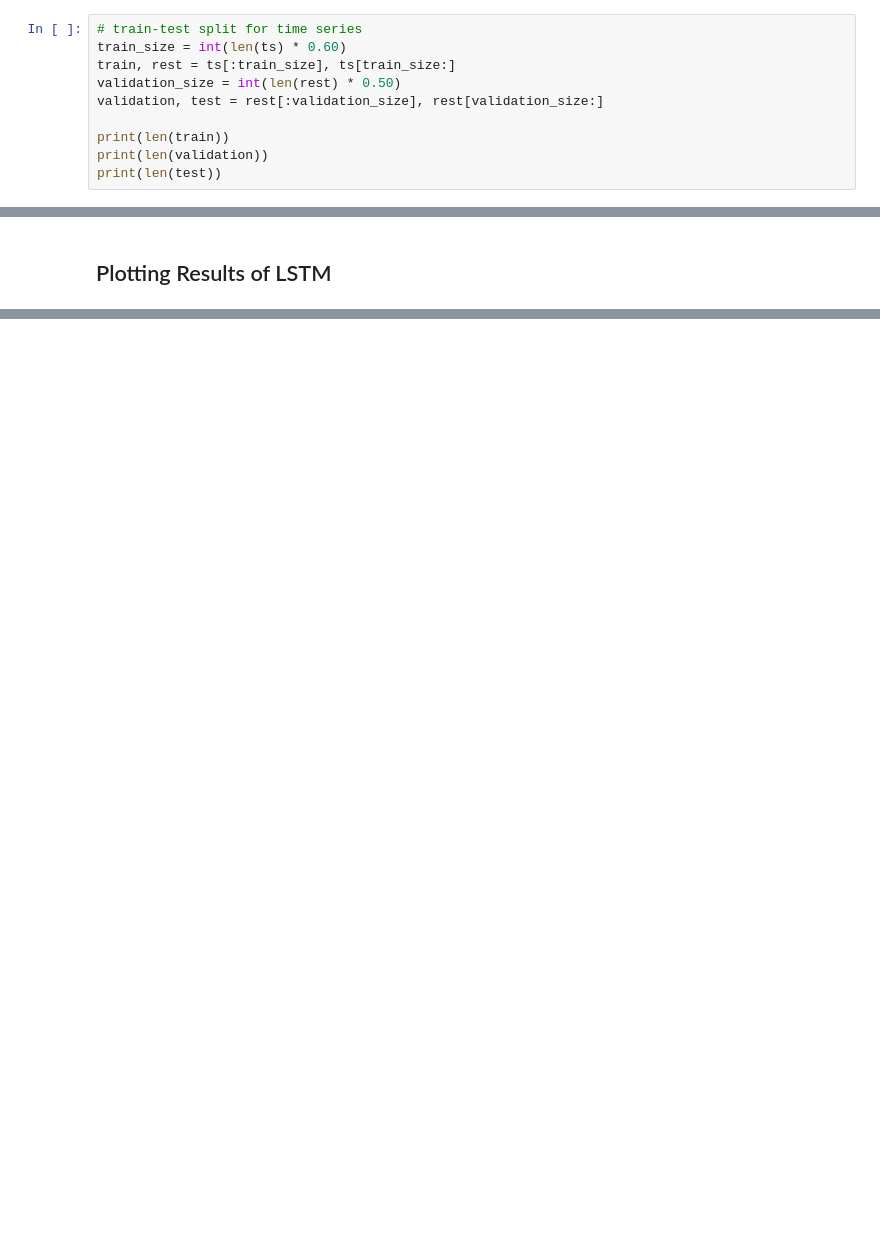
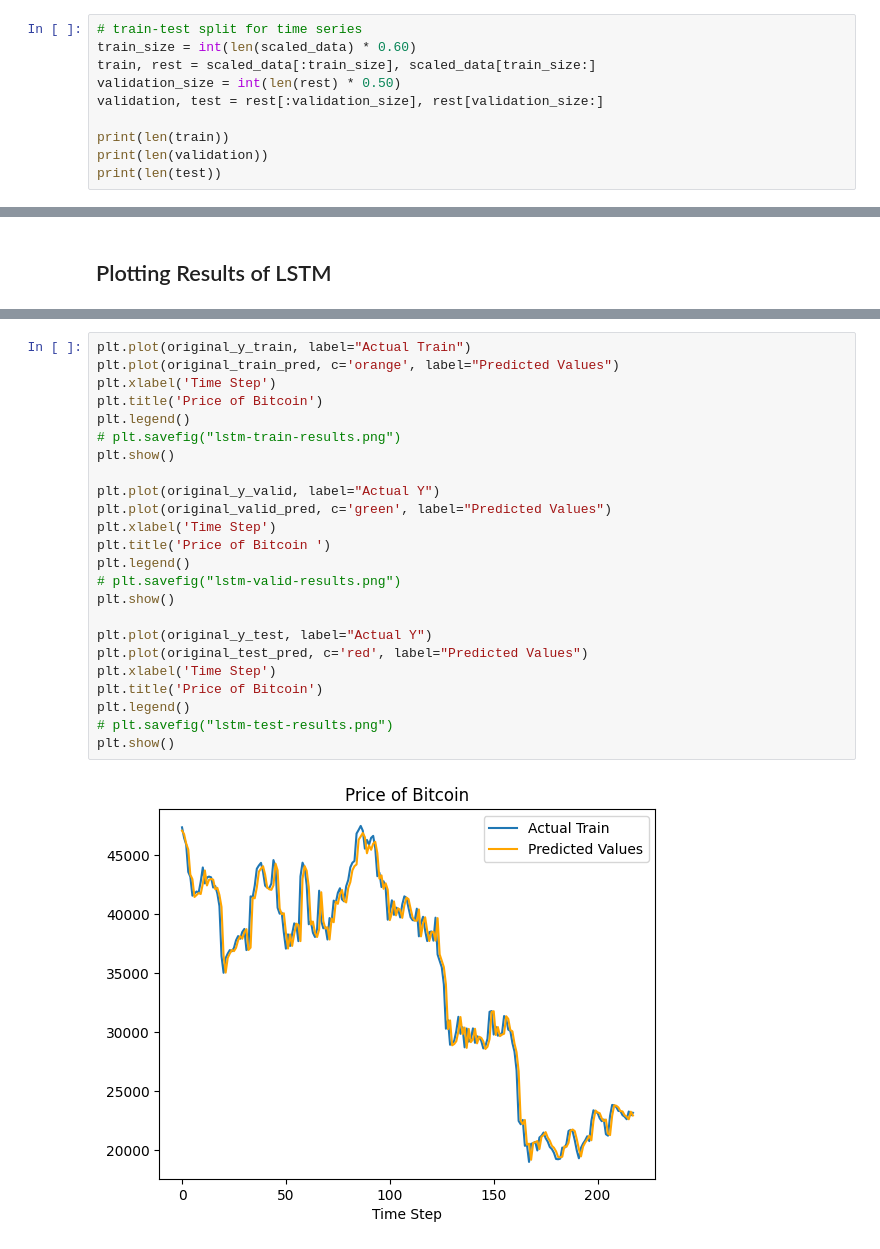
Before and after one commit to cferggie/Predicting-Bitcoin-Returns-with-Long-Short-Term-Memory-LSTM-Neural-Networks, a Jupyter notebook: LSTM for Bitcoin.ipynb, the cells around one changed output, grey strips where cells are left out. Drawn from its saved outputs; the diff is of its cells as text; blank space fills up the shorter version.

```diff
--- a/LSTM for Bitcoin.ipynb
+++ b/LSTM for Bitcoin.ipynb
@@ -53,7 +82,7 @@ print(ts.shape)
 # %%
 # train-test split for time series
-train_size = int(len(ts) * 0.60)
-train, rest = ts[:train_size], ts[train_size:]
+train_size = int(len(scaled_data) * 0.60)
+train, rest = scaled_data[:train_size], scaled_data[train_size:]
 validation_size = int(len(rest) * 0.50)
 validation, test = rest[:validation_size], rest[validation_size:]
 
@@ -220,0 +299,26 @@ plt.show()
+# %%
+plt.plot(original_y_train, label="Actual Train")
+plt.plot(original_train_pred, c='orange', label="Predicted Values")
+plt.xlabel('Time Step')
+plt.title('Price of Bitcoin')
+plt.legend()
+# plt.savefig("lstm-train-results.png")
+plt.show()
+
+plt.plot(original_y_valid, label="Actual Y")
+plt.plot(original_valid_pred, c='green', label="Predicted Values")
+plt.xlabel('Time Step')
+plt.title('Price of Bitcoin ')
+plt.legend()
+# plt.savefig("lstm-valid-results.png")
+plt.show()
+
+plt.plot(original_y_test, label="Actual Y")
+plt.plot(original_test_pred, c='red', label="Predicted Values")
+plt.xlabel('Time Step')
+plt.title('Price of Bitcoin')
+plt.legend()
+# plt.savefig("lstm-test-results.png")
+plt.show()
+# %% [output]
+[figure, added]
```
Also changed, not shown: parts of 23 cells of this notebook.
